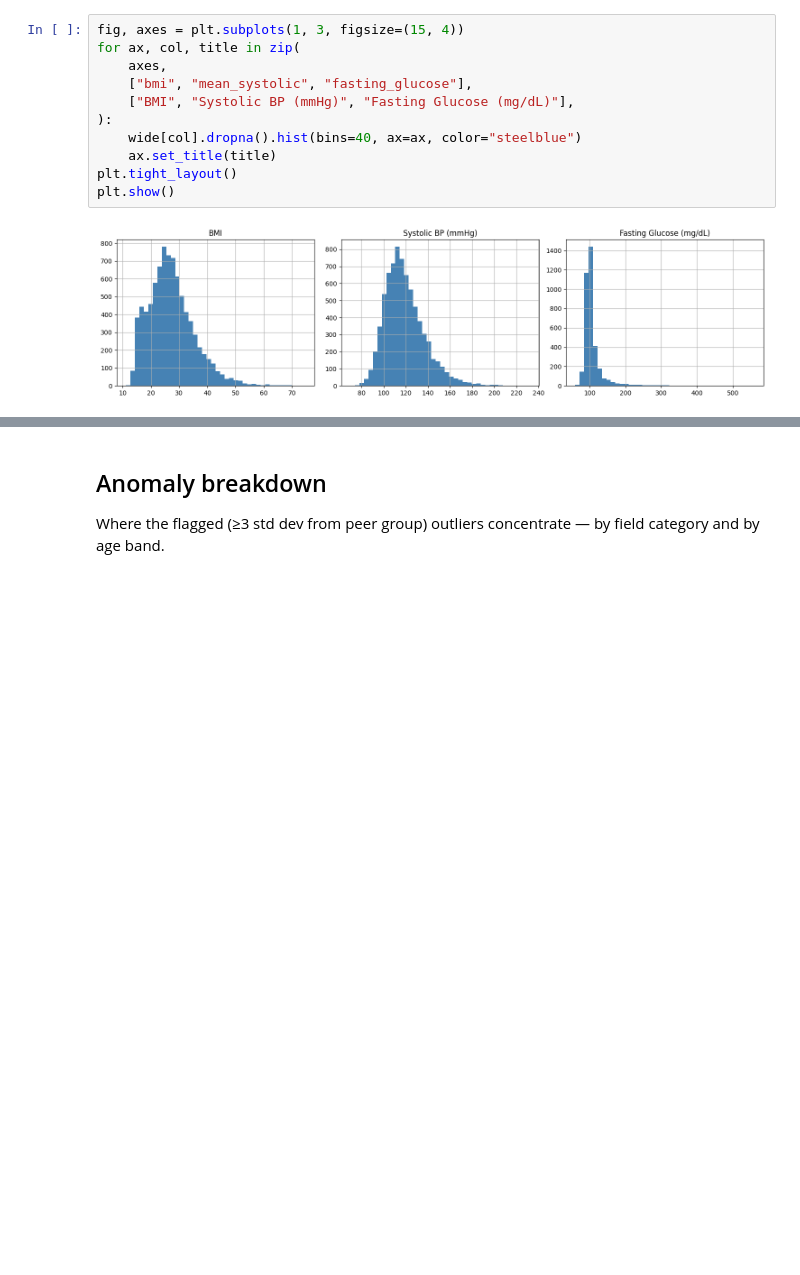
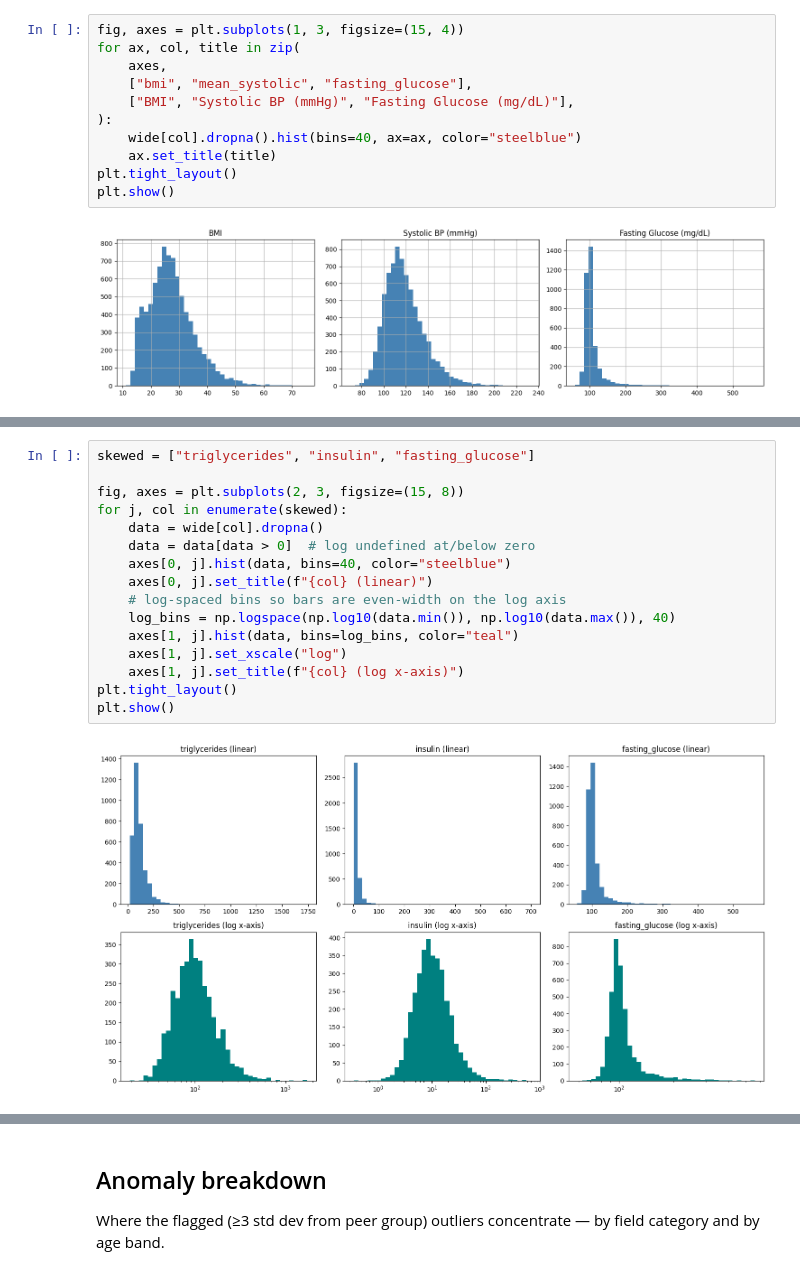
Before and after one commit to jdstigma/NHANES-Cardiometabolic-Warehouse, a Jupyter notebook: notebooks/exploration.ipynb, the cells around one changed output, grey strips where cells are left out. Cells and saved outputs as stored; diff of their text form; blank space fills up the shorter version.

```diff
--- a/notebooks/exploration.ipynb
+++ b/notebooks/exploration.ipynb
@@ -55,0 +61,18 @@ plt.show()
+# %%
+skewed = ["triglycerides", "insulin", "fasting_glucose"]
+
+fig, axes = plt.subplots(2, 3, figsize=(15, 8))
+for j, col in enumerate(skewed):
+    data = wide[col].dropna()
+    data = data[data > 0]  # log undefined at/below zero
+    axes[0, j].hist(data, bins=40, color="steelblue")
+    axes[0, j].set_title(f"{col} (linear)")
+    # log-spaced bins so bars are even-width on the log axis
+    log_bins = np.logspace(np.log10(data.min()), np.log10(data.max()), 40)
+    axes[1, j].hist(data, bins=log_bins, color="teal")
+    axes[1, j].set_xscale("log")
+    axes[1, j].set_title(f"{col} (log x-axis)")
+plt.tight_layout()
+plt.show()
+# %% [output]
+[figure, added]
```
Also changed, not shown: parts of 7 cells of this notebook, 4 other files.
